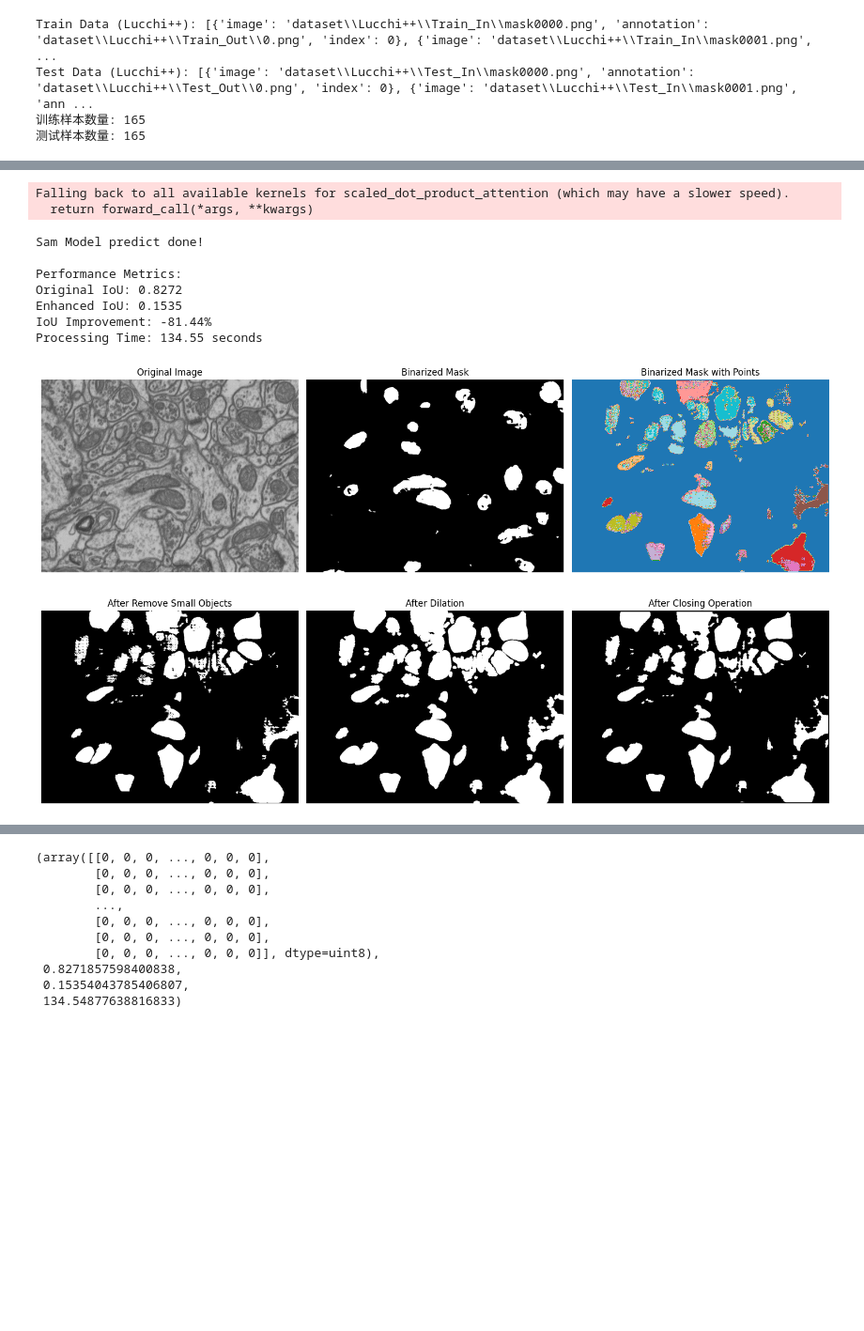
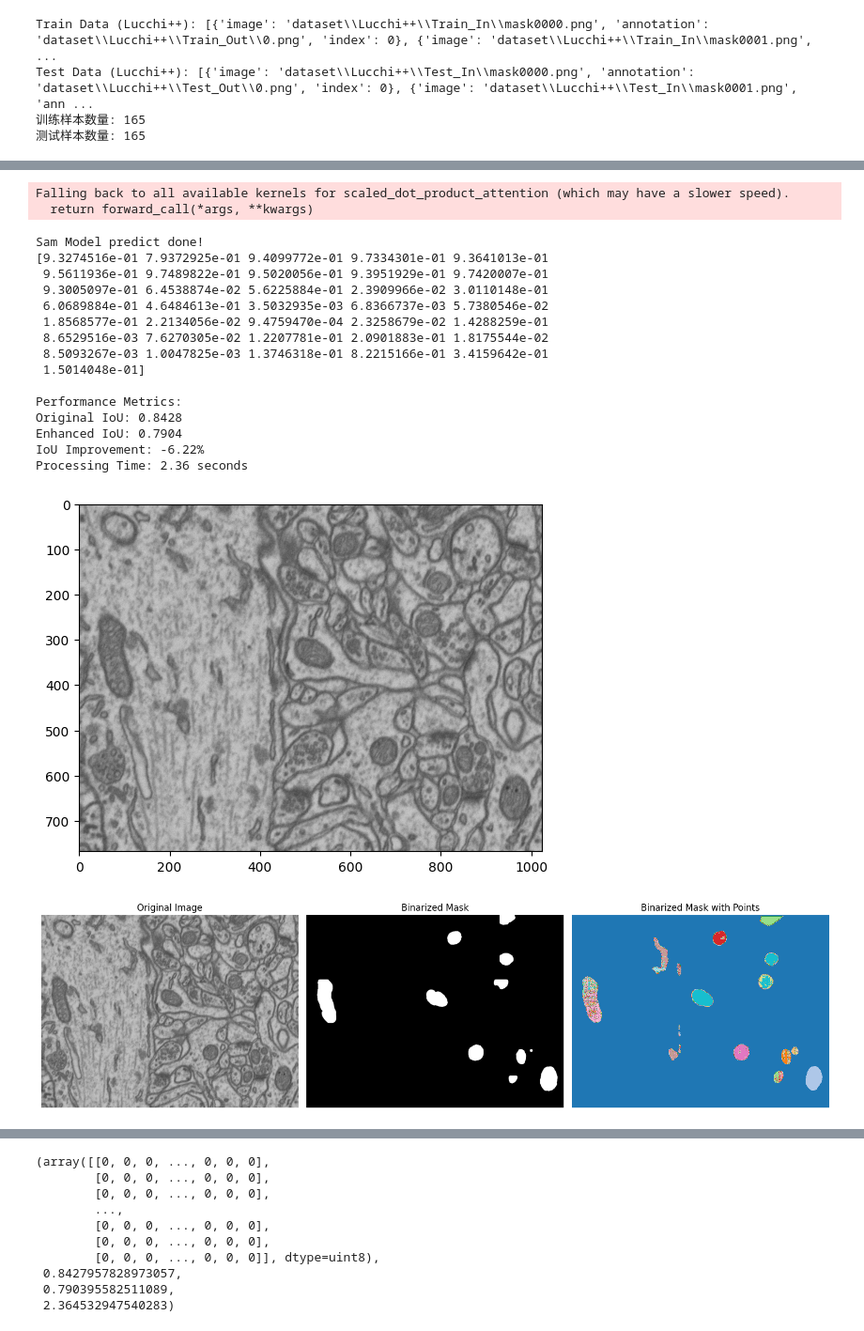
Before and after one commit to tom-choi/sam2, a Jupyter notebook: Unet_Train_try copy.ipynb, the cells around one changed output, grey strips where cells are left out. Shown at 94% size. Drawn from its saved outputs; the diff is of its cells as text; code cells hidden in the pictures; blank space fills up the shorter version.

```diff
--- a/Unet_Train_try copy.ipynb
+++ b/Unet_Train_try copy.ipynb
@@ -113,0 +92,24 @@ predicted_mask = predict(model, image_path)
+# %%
+# Load the selected image and mask
+# 获取预测的mask
+from functions.model import segmentation_pipeline
+model_path = "models/UnetTrain/overlaping_unet_segmentation_try4.2.2L_random_iou.pth"  # 模型路径
+
+# image_path = "dataset/Lucchi++/Test_In/mask0055.png"  # 测试图片路径
+# mask_path = "dataset/Lucchi++/Test_Out/55.png"  # 真实掩码路径（如果有）
+
+image_path = "dataset/Lucchi++/Test_In/mask0130.png"
+mask_path = "dataset/Lucchi++/Test_Out/130.png"
+
+
+# image_path = "dataset/VNC/Test_In/16.tif"
+# mask_path = "dataset/VNC/Test_Out/16.png"
+
+save_dir = "test/predictData"  # 结果保存目录
+patch_size = 256  # patch大小
+stride = 128  # 步长
+predicted_mask, metrics = segmentation_pipeline(model_path, image_path, mask_path)
+
+from functions.samPrediction import read_image
+
+image, org_mask = read_image(image_path=image_path, mask_path=mask_path)
@@ -130,7 +144,10 @@ plt.imshow(predicted_mask)
 from functions.samPrediction import main_prediction_process
 from functions.samPrediction import build_sam2_model
 
-sam2_model = build_sam2_model()
+sam2_model = build_sam2_model(
+        sam2_checkpoint = "./checkpoints/sam2.1_hiera_large.pt",
+        model_cfg = "configs/sam2.1/sam2.1_hiera_l.yaml",
+)
 
 main_prediction_process(
     sam2_model=sam2_model,
@@ -153,11 +182,19 @@ Sam Model predicting......
 Falling back to all available kernels for scaled_dot_product_attention (which may have a slower speed).
   return forward_call(*args, **kwargs)
 Sam Model predict done!
+[9.3274516e-01 7.9372925e-01 9.4099772e-01 9.7334301e-01 9.3641013e-01
+ 9.5611936e-01 9.7489822e-01 9.5020056e-01 9.3951929e-01 9.7420007e-01
+ 9.3005097e-01 6.4538874e-02 5.6225884e-01 2.3909966e-02 3.0110148e-01
+ 6.0689884e-01 4.6484613e-01 3.5032935e-03 6.8366737e-03 5.7380546e-02
+ 1.8568577e-01 2.2134056e-02 9.4759470e-04 2.3258679e-02 1.4288259e-01
+ 8.6529516e-03 7.6270305e-02 1.2207781e-01 2.0901883e-01 1.8175544e-02
+ 8.5093267e-03 1.0047825e-03 1.3746318e-01 8.2215166e-01 3.4159642e-01
+ 1.5014048e-01]
 
 Performance Metrics:
-Original IoU: 0.8272
-Enhanced IoU: 0.1535
-IoU Improvement: -81.44%
-Processing Time: 134.55 seconds
+Original IoU: 0.8428
+Enhanced IoU: 0.7904
+IoU Improvement: -6.22%
+Processing Time: 2.36 seconds
-[figure, old version]
+[figure, new version]
-[figure, old version]
+[figure, new version]
@@ -168,6 +206,6 @@ Processing Time: 134.55 seconds
         [0, 0, 0, ..., 0, 0, 0],
         [0, 0, 0, ..., 0, 0, 0],
         [0, 0, 0, ..., 0, 0, 0]], dtype=uint8),
- 0.8271857598400838,
- 0.15354043785406807,
- 134.54877638816833)
+ 0.8427957828973057,
+ 0.790395582511089,
+ 2.364532947540283)
```
Also changed, not shown: parts of 9 cells of this notebook, 3 other files.
